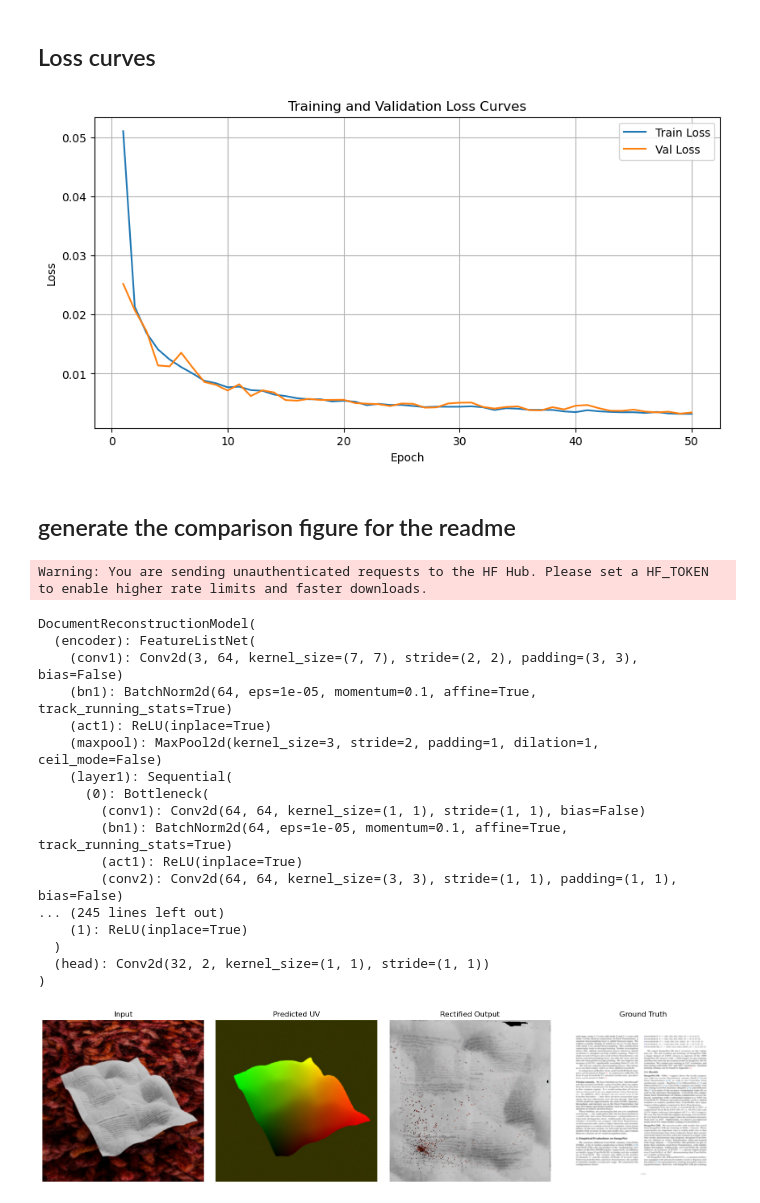
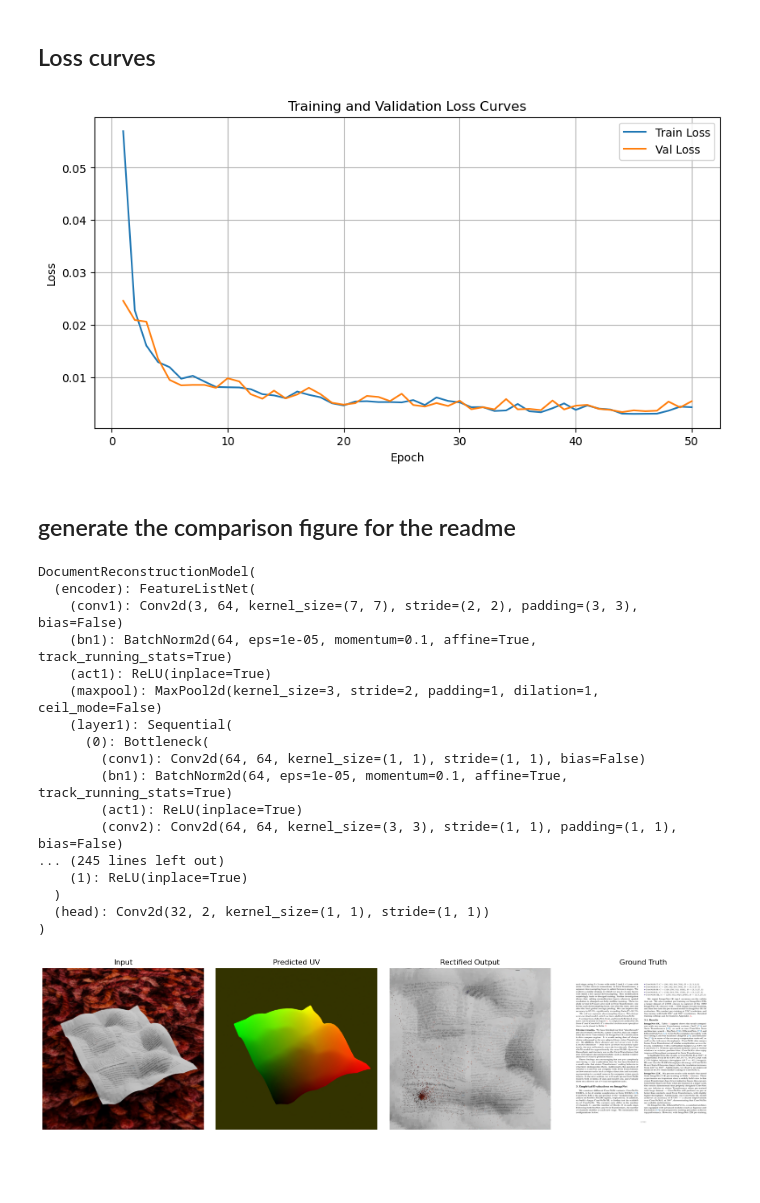
Before and after one commit to behrensm03/deep-document-unwarping, a Jupyter notebook: train.ipynb, the cells around one changed output. Drawn from its saved outputs; the diff is of its cells as text; code cells hidden in the pictures; blank space fills up the shorter version.

Commit message:
feat(model): switch to 512 trained model

```diff
--- a/train.ipynb
+++ b/train.ipynb
@@ -134,7 +134,7 @@ def trainloop(model, criterion, optimizer, train_loader, val_loader, num_epochs,
 DATA_DIR = 'renders/synthetic_data_pitch_sweep'
 BATCH_SIZE = 8
 LEARNING_RATE = 1e-4
-IMG_SIZE = (256, 256)
+IMG_SIZE = (512, 512)
 
 device = torch.device('cuda' if torch.cuda.is_available() else 'cpu')
 model = DocumentReconstructionModel().to(device)
@@ -195,7 +195,7 @@ Best validation loss: 0.0189
 ## Loss curves
 # %%
 # TODO: to use the actual checkpoint trained above, change the file name here to CHECKPOINT_PATH
-with open('models/checkpoint.pth', 'rb') as f:
+with open('models/checkpoint_512.pth', 'rb') as f:
     checkpoint = torch.load(f, map_location=device)
 # %%
 # plot loss curves
@@ -212,39 +212,38 @@ plt.ylabel('Loss')
 plt.title('Training and Validation Loss Curves')
 plt.legend()
 plt.grid()
-plt.savefig('loss_curves.png', dpi=300, bbox_inches='tight')
+plt.savefig('loss_curves_512.png', dpi=300, bbox_inches='tight')
 plt.show()
 # %% [output]
-[figure, old version]
+[figure, new version]
 # %% [markdown]
 ## generate the comparison figure for the readme
 # %%
 # load best model
 model = DocumentReconstructionModel().to(device)
-state = torch.load('models/best_model.pth', map_location=device)
+state = torch.load('models/best_model_512.pth', map_location=device)
 if isinstance(state, dict) and 'model_state' in state:
     state = state['model_state']
 model.load_state_dict(state)
 model.eval()
 # %% [output]
-Warning: You are sending unauthenticated requests to the HF Hub. Please set a HF_TOKEN to enable higher rate limits and faster downloads.
+DocumentReconstructionModel(
+  (encoder): FeatureListNet(
+    (conv1): Conv2d(3, 64, kernel_size=(7, 7), stride=(2, 2), padding=(3, 3), bias=False)
+    (bn1): BatchNorm2d(64, eps=1e-05, momentum=0.1, affine=True, track_running_stats=True)
+    (act1): ReLU(inplace=True)
+    (maxpool): MaxPool2d(kernel_size=3, stride=2, padding=1, dilation=1, ceil_mode=False)
+    (layer1): Sequential(
+      (0): Bottleneck(
+        (conv1): Conv2d(64, 64, kernel_size=(1, 1), stride=(1, 1), bias=False)
+        (bn1): BatchNorm2d(64, eps=1e-05, momentum=0.1, affine=True, track_running_stats=True)
+        (act1): ReLU(inplace=True)
+        (conv2): Conv2d(64, 64, kernel_size=(3, 3), stride=(1, 1), padding=(1, 1), bias=False)
+... (245 lines left out)
+    (1): ReLU(inplace=True)
+  )
+  (head): Conv2d(32, 2, kernel_size=(1, 1), stride=(1, 1))
+)
-DocumentReconstructionModel(
-  (encoder): FeatureListNet(
-    (conv1): Conv2d(3, 64, kernel_size=(7, 7), stride=(2, 2), padding=(3, 3), bias=False)
-    (bn1): BatchNorm2d(64, eps=1e-05, momentum=0.1, affine=True, track_running_stats=True)
-    (act1): ReLU(inplace=True)
-    (maxpool): MaxPool2d(kernel_size=3, stride=2, padding=1, dilation=1, ceil_mode=False)
-    (layer1): Sequential(
-      (0): Bottleneck(
-        (conv1): Conv2d(64, 64, kernel_size=(1, 1), stride=(1, 1), bias=False)
-        (bn1): BatchNorm2d(64, eps=1e-05, momentum=0.1, affine=True, track_running_stats=True)
-        (act1): ReLU(inplace=True)
-        (conv2): Conv2d(64, 64, kernel_size=(3, 3), stride=(1, 1), padding=(1, 1), bias=False)
-... (245 lines left out)
-    (1): ReLU(inplace=True)
-  )
-  (head): Conv2d(32, 2, kernel_size=(1, 1), stride=(1, 1))
-)
 # %%
 batch = next(iter(val_loader))
 # %%
@@ -258,7 +257,7 @@ def load_img(path, img_size):
     return tensor.unsqueeze(0), rgb_raw # tensor for the model, rgb_raw for the visualization and dewarping
 # %%
 filename = batch['filename'][0]
-tensor, rgb_raw = load_img(f'renders/synthetic_data_pitch_sweep/rgb/{filename}.jpg', 256)
+tensor, rgb_raw = load_img(f'renders/synthetic_data_pitch_sweep/rgb/{filename}.jpg', IMG_SIZE[0])
 tensor = tensor.to(device)
 
 with torch.no_grad():
@@ -269,25 +268,25 @@ gt_uv = batch['uv'][0].numpy().transpose(1, 2, 0)
 fg_mask = ~((gt_uv[:,:,0] == gt_uv[:,:,1]) & (gt_uv[:,:,1] == 0))
 warped_pred = dewarp_with_uv(rgb_raw, pred_uv, mask=fg_mask)
 gt_img = np.array(Image.open(f'renders/synthetic_data_pitch_sweep/ground_truth/{filename}.png')
-                  .convert('RGB').resize((256, 256), Image.BILINEAR))
+                  .convert('RGB').resize(IMG_SIZE, Image.BILINEAR))
 # %%
 mean = torch.tensor([0.485, 0.456, 0.406]).view(3,1,1)
 std  = torch.tensor([0.229, 0.224, 0.225]).view(3,1,1)
 
-p_img = np.zeros((256, 256, 3))
+p_img = np.zeros((IMG_SIZE[0], IMG_SIZE[1], 3))
 p_img[:,:,0] = pred_uv[:,:,0]
 p_img[:,:,1] = pred_uv[:,:,1]
 
 inp = (batch['rgb'][0] * std + mean).permute(1,2,0).numpy().clip(0,1)
 
 fig, axes = plt.subplots(1, 4, figsize=(16, 4))
 for ax, img, title in zip(axes,
     [inp, p_img, warped_pred, gt_img],
     ['Input', 'Predicted UV', 'Rectified Output', 'Ground Truth']):
     ax.imshow(img); ax.set_title(title); ax.axis('off')
 
 plt.tight_layout()
-plt.savefig('comparison_figure.png', dpi=150, bbox_inches='tight')
+plt.savefig('comparison_figure_512.png', dpi=150, bbox_inches='tight')
 plt.show()
 # %% [output]
-[figure, old version]
+[figure, new version]
```
Also changed, not shown: 11 other files.
